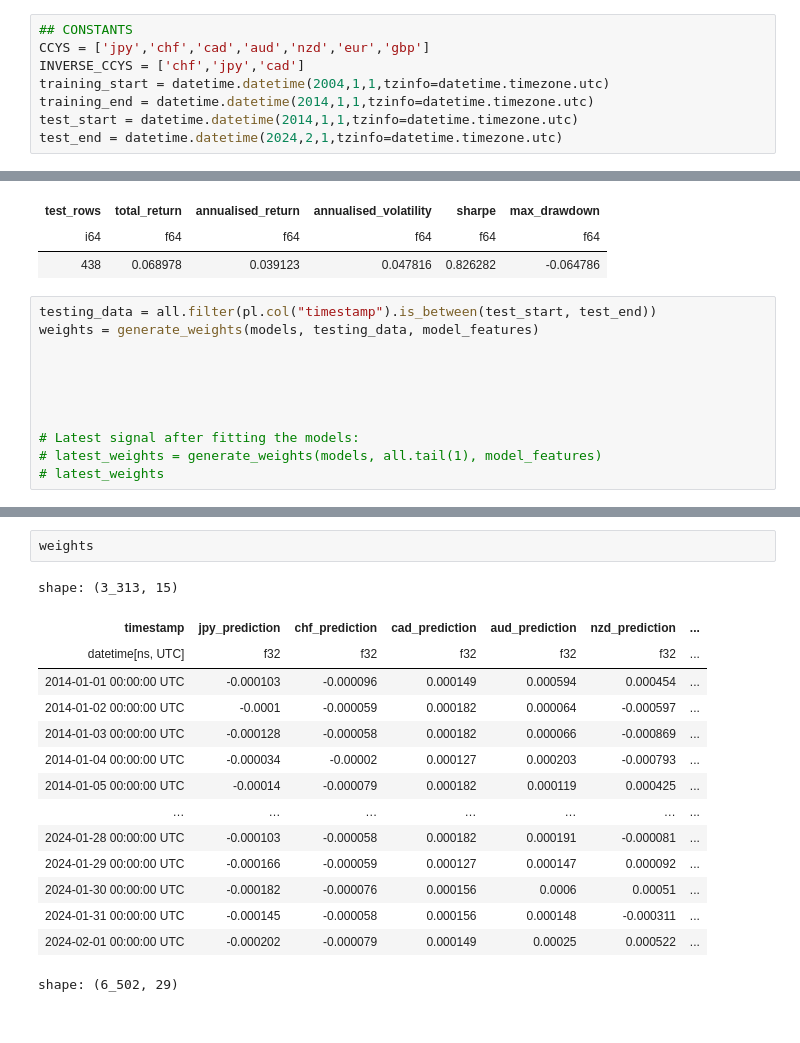
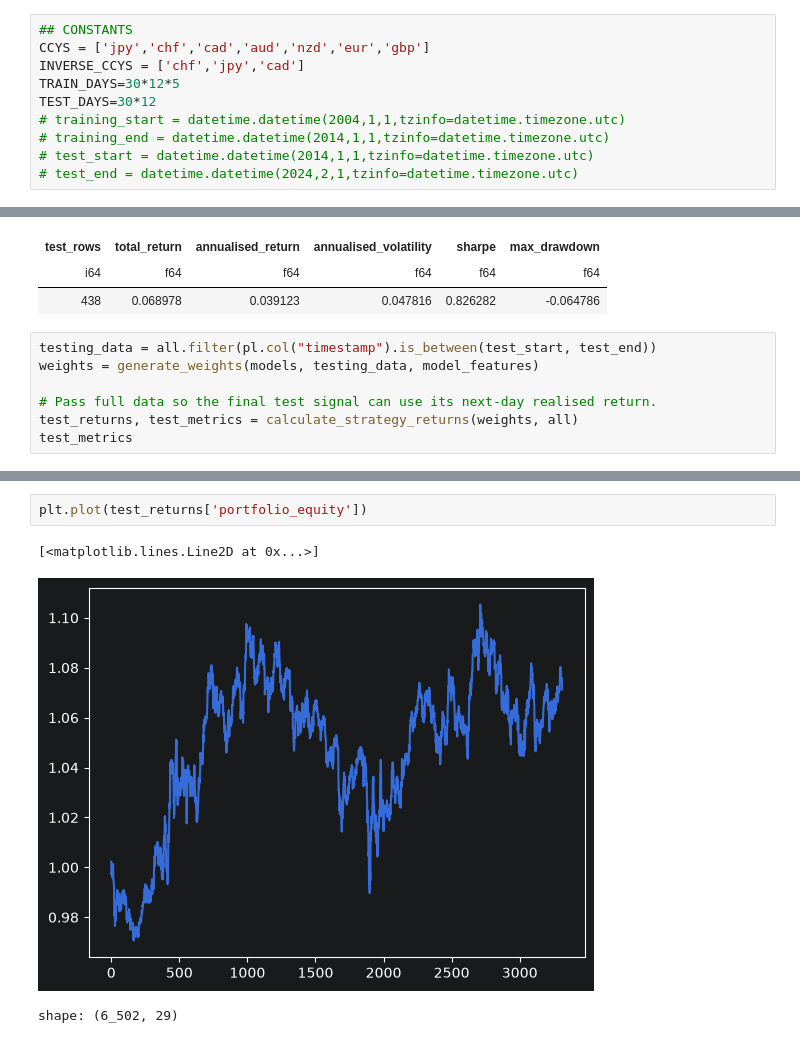
Before and after one commit to RobertHotchkiss/yet_another_machine_learning_repo, a Jupyter notebook: src/notebooks/multi_asset_trading.ipynb, the cells around one changed output, grey strips where cells are left out. Cells and saved outputs as stored; diff of their text form.

Commit message:
try and tie test together

```diff
--- a/src/notebooks/multi_asset_trading.ipynb
+++ b/src/notebooks/multi_asset_trading.ipynb
@@ -20,10 +23,12 @@ MODEL_LOOKBACKS = [1, 2, 5, 10, 21, 63, 126]
 ## CONSTANTS
 CCYS = ['jpy','chf','cad','aud','nzd','eur','gbp']
 INVERSE_CCYS = ['chf','jpy','cad']
-training_start = datetime.datetime(2004,1,1,tzinfo=datetime.timezone.utc)
-training_end = datetime.datetime(2014,1,1,tzinfo=datetime.timezone.utc)
-test_start = datetime.datetime(2014,1,1,tzinfo=datetime.timezone.utc)
-test_end = datetime.datetime(2024,2,1,tzinfo=datetime.timezone.utc)
+TRAIN_DAYS=30*12*5
+TEST_DAYS=30*12
+# training_start = datetime.datetime(2004,1,1,tzinfo=datetime.timezone.utc)
+# training_end = datetime.datetime(2014,1,1,tzinfo=datetime.timezone.utc)
+# test_start = datetime.datetime(2014,1,1,tzinfo=datetime.timezone.utc)
+# test_end = datetime.datetime(2024,2,1,tzinfo=datetime.timezone.utc)
 # %%
 RAW_OHLC_COLUMNS = [
     f"{ccy}_{field}"
@@ -561,10 +678,6 @@ shape: (1, 6)
 testing_data = all.filter(pl.col("timestamp").is_between(test_start, test_end))
 weights = generate_weights(models, testing_data, model_features)
 
-
-
-
-
-# Latest signal after fitting the models:
-# latest_weights = generate_weights(models, all.tail(1), model_features)
-# latest_weights
+# Pass full data so the final test signal can use its next-day realised return.
+test_returns, test_metrics = calculate_strategy_returns(weights, all)
+test_metrics
@@ -571,20 +689,8 @@ weights = generate_weights(models, testing_data, model_features)
 # %%
-weights
+plt.plot(test_returns['portfolio_equity'])
 # %% [output]
-shape: (3_313, 15)
+[<matplotlib.lines.Line2D at 0x...>]
-| timestamp | jpy_prediction | chf_prediction | cad_prediction | aud_prediction | nzd_prediction | ... |
-| datetime[ns, UTC] | f32 | f32 | f32 | f32 | f32 | ... |
-| 2014-01-01 00:00:00 UTC | -0.000103 | -0.000096 | 0.000149 | 0.000594 | 0.000454 | ... |
-| 2014-01-02 00:00:00 UTC | -0.0001 | -0.000059 | 0.000182 | 0.000064 | -0.000597 | ... |
-| 2014-01-03 00:00:00 UTC | -0.000128 | -0.000058 | 0.000182 | 0.000066 | -0.000869 | ... |
-| 2014-01-04 00:00:00 UTC | -0.000034 | -0.00002 | 0.000127 | 0.000203 | -0.000793 | ... |
-| 2014-01-05 00:00:00 UTC | -0.00014 | -0.000079 | 0.000182 | 0.000119 | 0.000425 | ... |
-| … | … | … | … | … | … | ... |
-| 2024-01-28 00:00:00 UTC | -0.000103 | -0.000058 | 0.000182 | 0.000191 | -0.000081 | ... |
-| 2024-01-29 00:00:00 UTC | -0.000166 | -0.000059 | 0.000127 | 0.000147 | 0.000092 | ... |
-| 2024-01-30 00:00:00 UTC | -0.000182 | -0.000076 | 0.000156 | 0.0006 | 0.00051 | ... |
-| 2024-01-31 00:00:00 UTC | -0.000145 | -0.000058 | 0.000156 | 0.000148 | -0.000311 | ... |
-| 2024-02-01 00:00:00 UTC | -0.000202 | -0.000079 | 0.000149 | 0.00025 | 0.000522 | ... |
+[figure, added]
 # %%
 # %% [output]
 shape: (6_502, 29)
```
Also changed, not shown: parts of 6 cells of this notebook.
